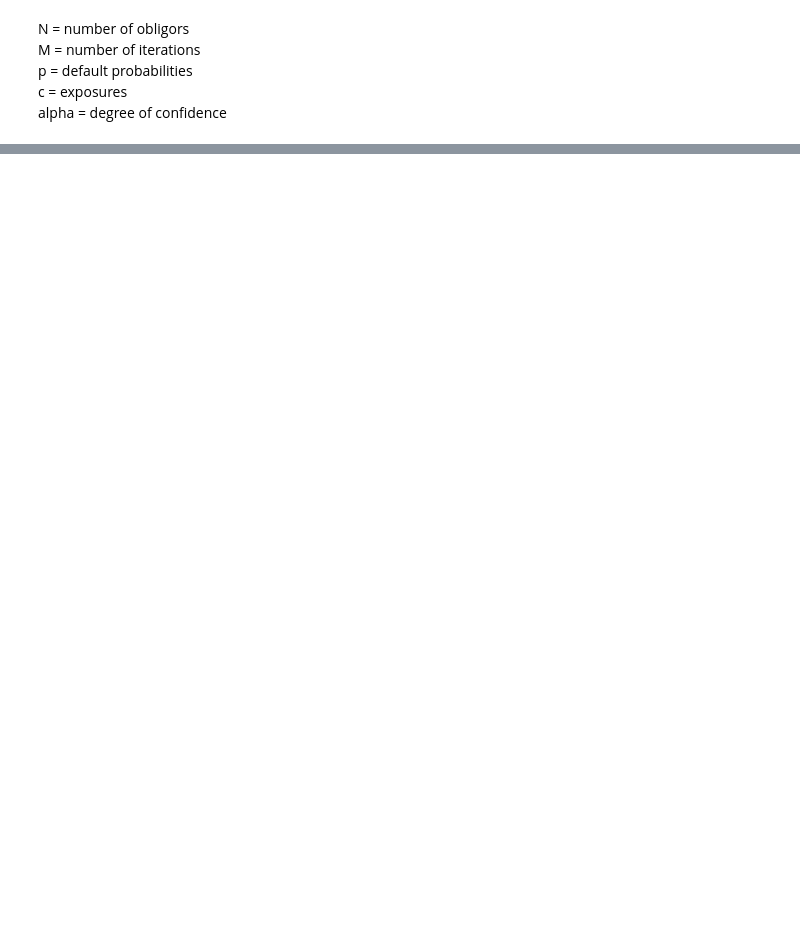
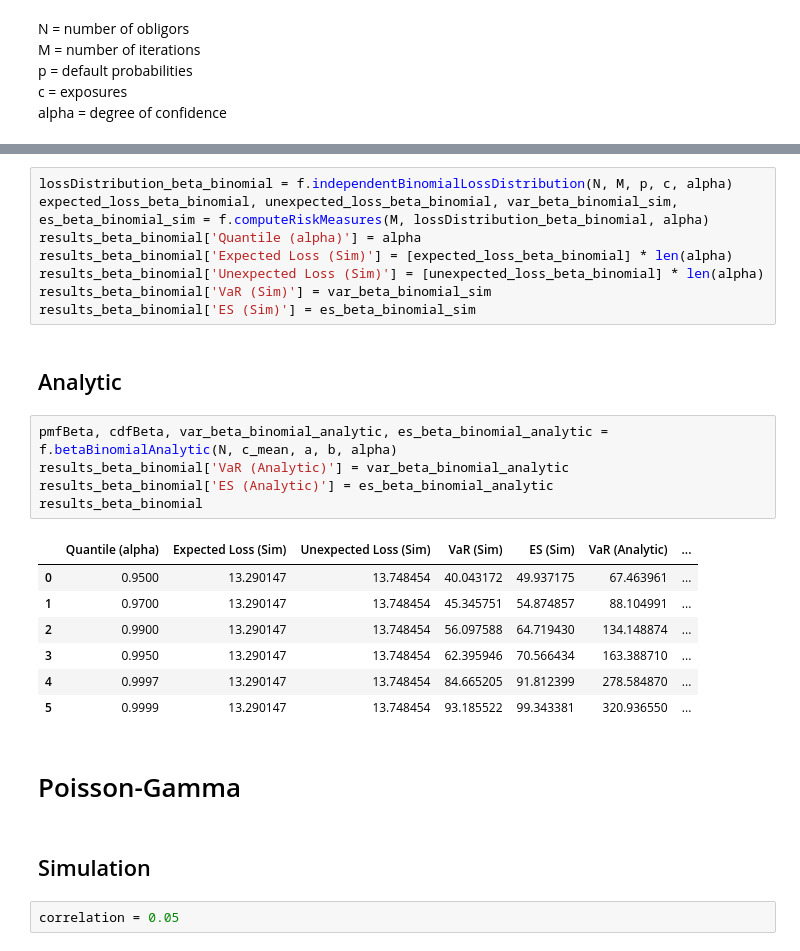
Before and after one commit to KraBence/Temalabor, a Jupyter notebook: Temalabor.ipynb, the cells around one changed output, grey strips where cells are left out. Saved outputs shown, nothing was run; the diff lists cells and outputs as text; blank space fills up the shorter version.

```diff
--- a/Temalabor.ipynb
+++ b/Temalabor.ipynb
@@ -163,0 +217,29 @@ merged_risk_measures_df
+# %%
+lossDistribution_beta_binomial = f.independentBinomialLossDistribution(N, M, p, c, alpha)
+expected_loss_beta_binomial, unexpected_loss_beta_binomial, var_beta_binomial_sim, es_beta_binomial_sim = f.computeRiskMeasures(M, lossDistribution_beta_binomial, alpha)
+results_beta_binomial['Quantile (alpha)'] = alpha
+results_beta_binomial['Expected Loss (Sim)'] = [expected_loss_beta_binomial] * len(alpha)
+results_beta_binomial['Unexpected Loss (Sim)'] = [unexpected_loss_beta_binomial] * len(alpha)
+results_beta_binomial['VaR (Sim)'] = var_beta_binomial_sim
+results_beta_binomial['ES (Sim)'] = es_beta_binomial_sim
+# %% [markdown]
+## Analytic
+# %%
+pmfBeta, cdfBeta, var_beta_binomial_analytic, es_beta_binomial_analytic = f.betaBinomialAnalytic(N, c_mean, a, b, alpha)
+results_beta_binomial['VaR (Analytic)'] = var_beta_binomial_analytic
+results_beta_binomial['ES (Analytic)'] = es_beta_binomial_analytic
+results_beta_binomial
+# %% [output]
+|  | Quantile (alpha) | Expected Loss (Sim) | Unexpected Loss (Sim) | VaR (Sim) | ES (Sim) | VaR (Analytic) | ... |
+| 0 | 0.9500 | 13.290147 | 13.748454 | 40.043172 | 49.937175 | 67.463961 | ... |
+| 1 | 0.9700 | 13.290147 | 13.748454 | 45.345751 | 54.874857 | 88.104991 | ... |
+| 2 | 0.9900 | 13.290147 | 13.748454 | 56.097588 | 64.719430 | 134.148874 | ... |
+| 3 | 0.9950 | 13.290147 | 13.748454 | 62.395946 | 70.566434 | 163.388710 | ... |
+| 4 | 0.9997 | 13.290147 | 13.748454 | 84.665205 | 91.812399 | 278.584870 | ... |
+| 5 | 0.9999 | 13.290147 | 13.748454 | 93.185522 | 99.343381 | 320.936550 | ... |
+# %% [markdown]
+# Poisson-Gamma
+# %% [markdown]
+## Simulation
+# %%
+correlation = 0.05
```
Also changed, not shown: parts of 26 cells of this notebook, 1 other file.
